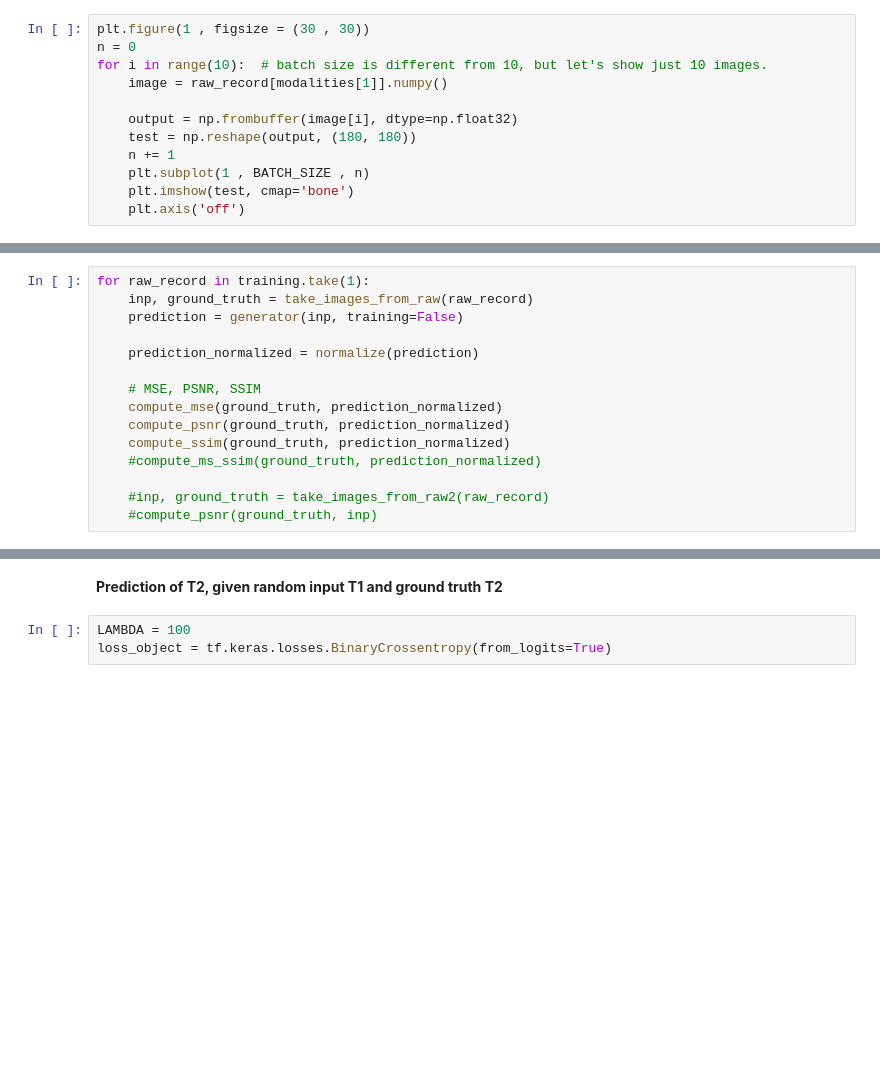
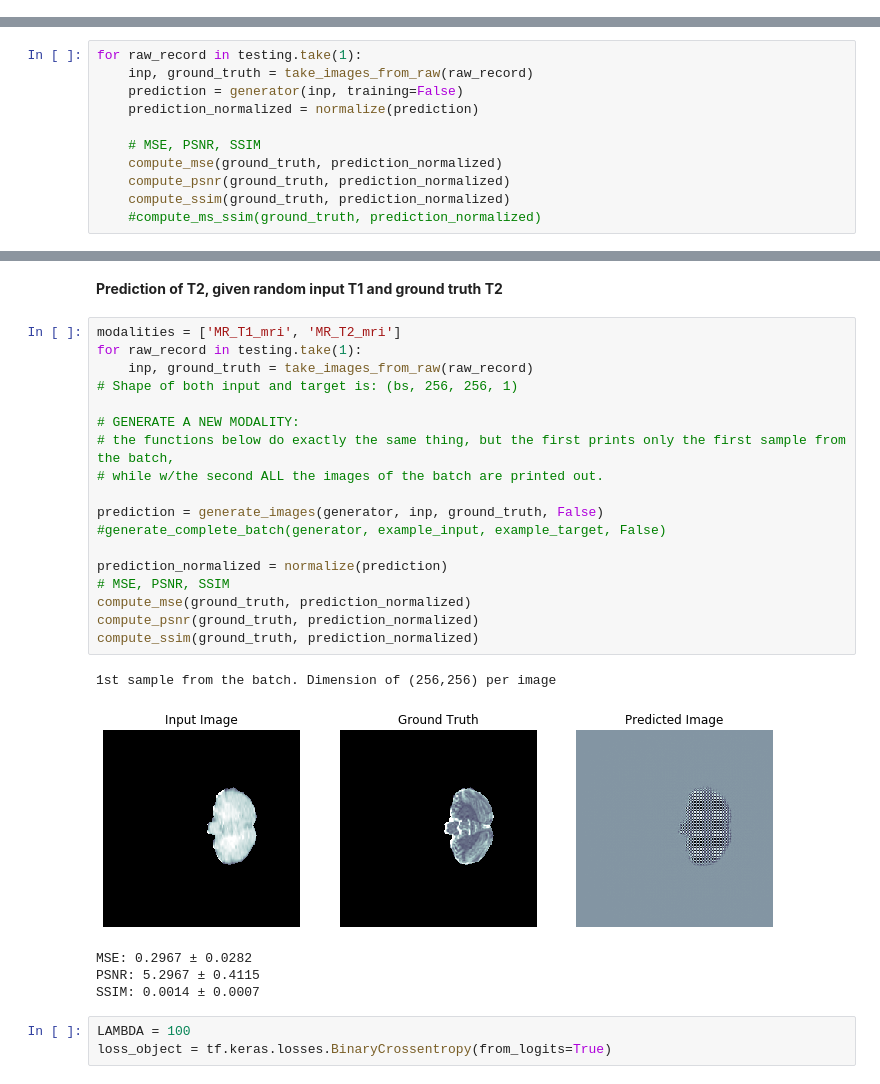
Before and after one commit to EmanuelAlogna/Brain-MRI-generation-using-GANs, a Jupyter notebook: src/MRI_generation_with_pix2pix(P2P_t2).ipynb, the cells around one changed output, grey strips where cells are left out. Cells and saved outputs as stored; diff of their text form; blank space fills up the shorter version.

Commit message:
saving training times

```diff
--- a/src/MRI_generation_with_pix2pix(P2P_t2).ipynb
+++ b/src/MRI_generation_with_pix2pix(P2P_t2).ipynb
@@ -243,12 +194,0 @@ Batch with a size of 32 and dimension of (256,256) per image
-# %%
-plt.figure(1 , figsize = (30 , 30))
-n = 0
-for i in range(10):  # batch size is different from 10, but let's show just 10 images.
-    image = raw_record[modalities[1]].numpy()
-
-    output = np.frombuffer(image[i], dtype=np.float32)
-    test = np.reshape(output, (180, 180))
-    n += 1
-    plt.subplot(1 , BATCH_SIZE , n)
-    plt.imshow(test, cmap='bone')
-    plt.axis('off')
@@ -443,10 +367,9 @@ def compute_ssim(image1, image2):
     #print(ssim) # Prints out a tensor containing an SSIM value for each image in batch
     print("SSIM: {} ± {}".format(mean, std))
 # %%
-for raw_record in training.take(1):
+for raw_record in testing.take(1):
     inp, ground_truth = take_images_from_raw(raw_record)
     prediction = generator(inp, training=False)
-
     prediction_normalized = normalize(prediction)
 
     # MSE, PSNR, SSIM
@@ -454,7 +377,4 @@ for raw_record in training.take(1):
     compute_psnr(ground_truth, prediction_normalized)
     compute_ssim(ground_truth, prediction_normalized)
     #compute_ms_ssim(ground_truth, prediction_normalized)
-
-    #inp, ground_truth = take_images_from_raw2(raw_record)
-    #compute_psnr(ground_truth, inp)
 # %% [output]
@@ -507,6 +426,30 @@ def generate_complete_batch(model, test_input, tar, train):
 # %% [markdown]
 
 **Prediction of T2, given random input T1 and ground truth T2**
+# %%
+modalities = ['MR_T1_mri', 'MR_T2_mri']
+for raw_record in testing.take(1):
+    inp, ground_truth = take_images_from_raw(raw_record)
+# Shape of both input and target is: (bs, 256, 256, 1)
+
+# GENERATE A NEW MODALITY:
+# the functions below do exactly the same thing, but the first prints only the first sample from the batch,
+# while w/the second ALL the images of the batch are printed out.
+
+prediction = generate_images(generator, inp, ground_truth, False)
+#generate_complete_batch(generator, example_input, example_target, False)
+
+prediction_normalized = normalize(prediction)
+# MSE, PSNR, SSIM
+compute_mse(ground_truth, prediction_normalized)
+compute_psnr(ground_truth, prediction_normalized)
+compute_ssim(ground_truth, prediction_normalized)
+# %% [output]
+1st sample from the batch. Dimension of (256,256) per image
+[figure, added]
+MSE: 0.2967 ± 0.0282
+PSNR: 5.2967 ± 0.4115
+SSIM: 0.0014 ± 0.0007
 # %%
 LAMBDA = 100
 loss_object = tf.keras.losses.BinaryCrossentropy(from_logits=True)
```
Also changed, not shown: parts of 14 cells of this notebook.
